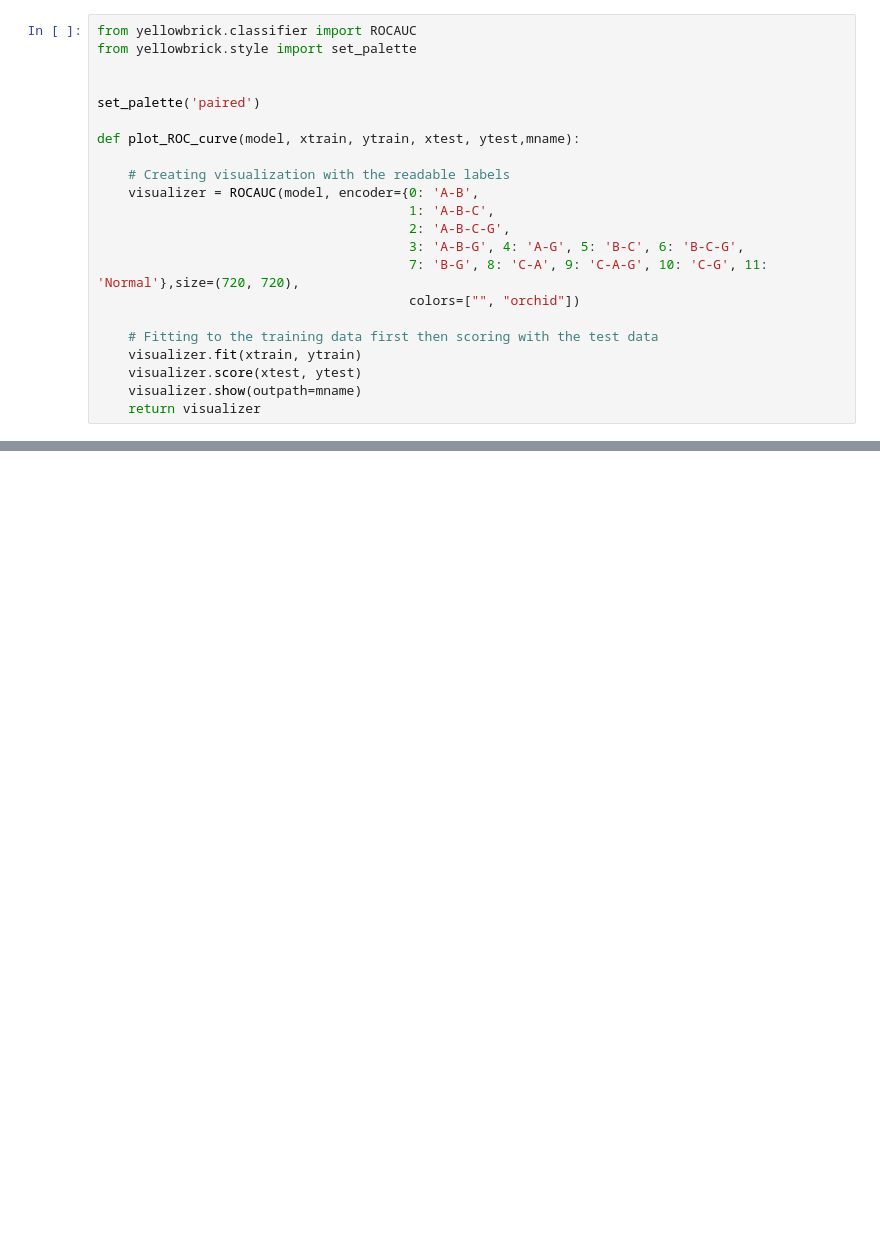
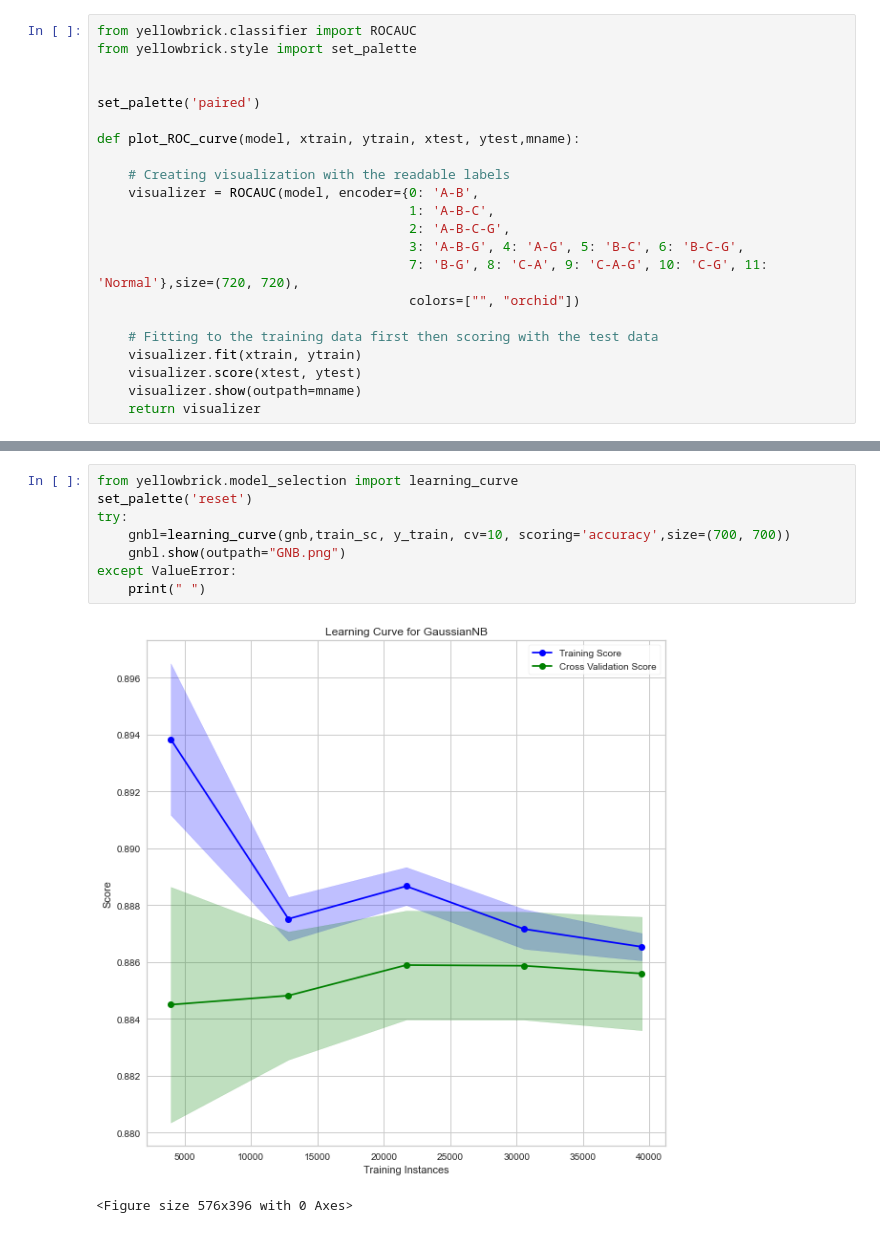
Before and after one commit to AlphBeta/Transmission-Line-Fault-Detection, a Jupyter notebook: Scaling_after_splitting-Copy1.ipynb, the cells around one changed output, grey strips where cells are left out. Saved outputs shown, nothing was run; the diff lists cells and outputs as text; blank space fills up the shorter version.

```diff
--- a/Scaling_after_splitting-Copy1.ipynb
+++ b/Scaling_after_splitting-Copy1.ipynb
@@ -166 +173,12 @@ AttributeError: 'GradientBoostingClassifier' object has no attribute 'binary'
 [figure]
+# %%
+from yellowbrick.model_selection import learning_curve
+set_palette('reset')
+try:
+    gnbl=learning_curve(gnb,train_sc, y_train, cv=10, scoring='accuracy',size=(700, 700))
+    gnbl.show(outpath="GNB.png")
+except ValueError:
+    print(" ")
+# %% [output]
+[figure, added]
+<Figure size 576x396 with 0 Axes>
```
Also changed, not shown: parts of 14 cells of this notebook, 1 other file.
